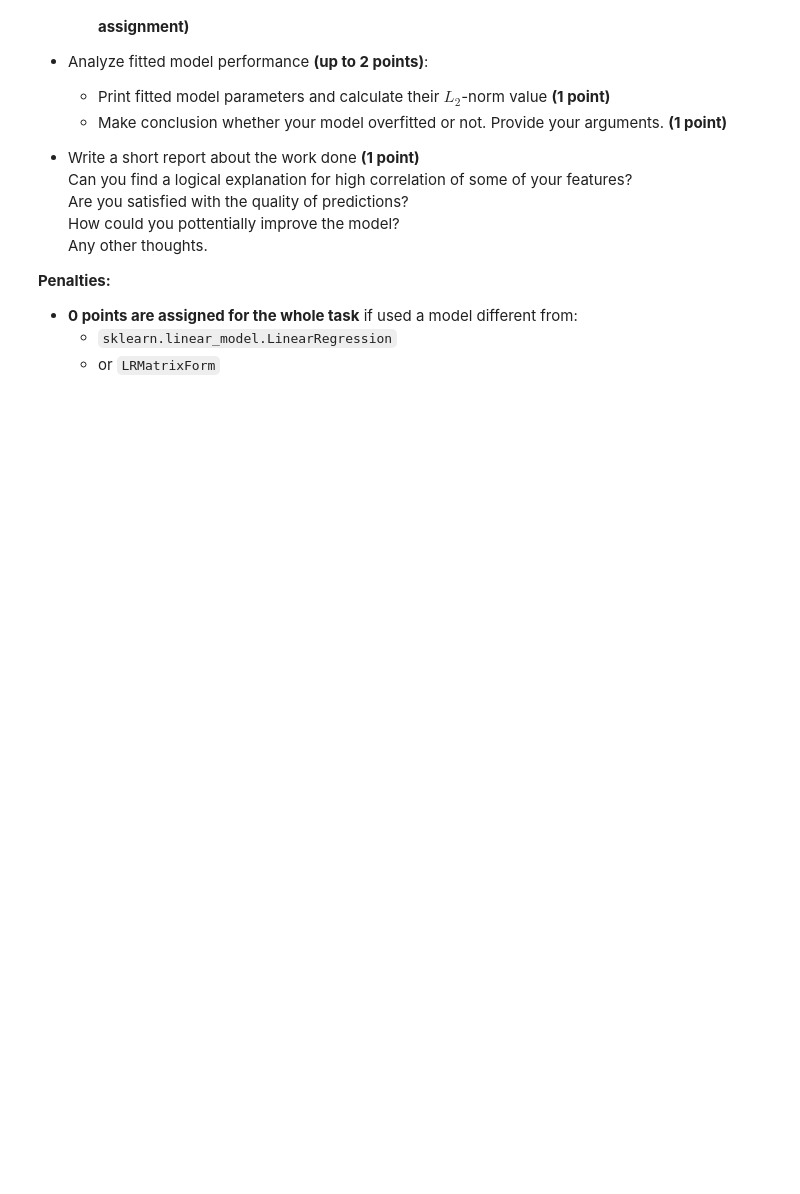
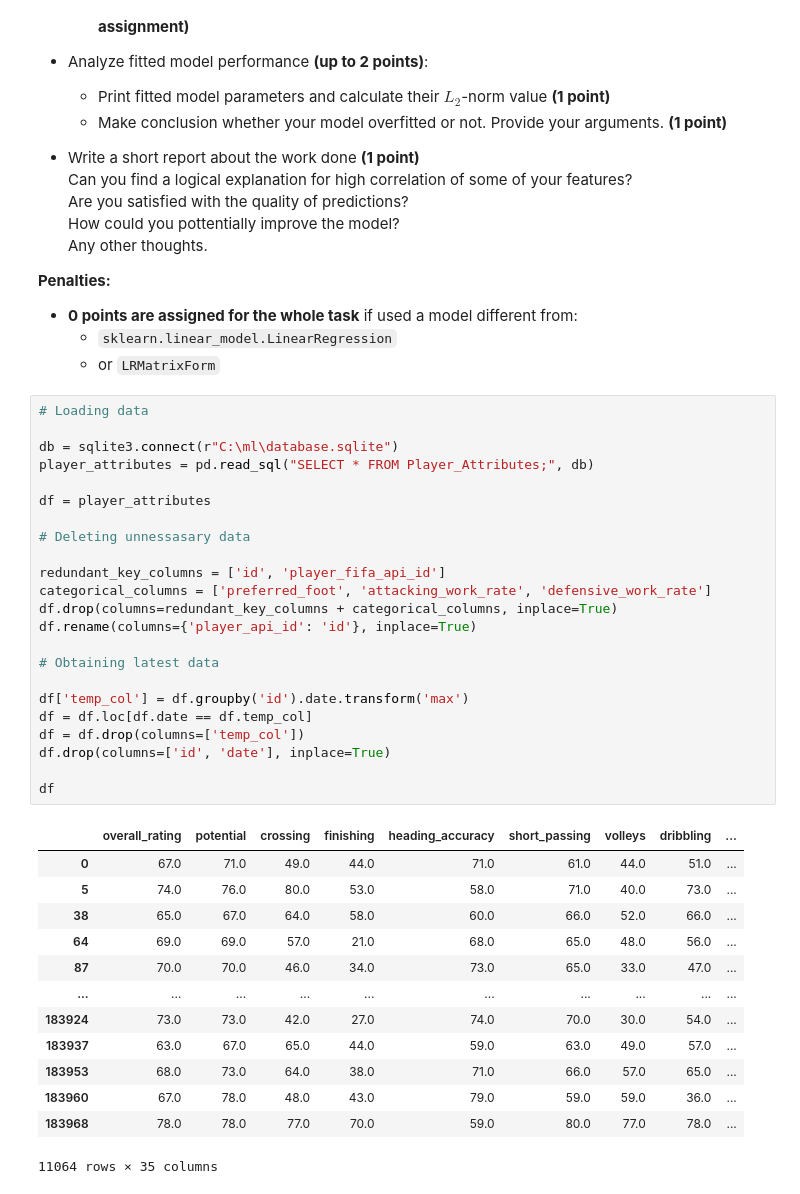
Before and after one commit to AndreiMedvedevSaratov/ml-3-linear_regression, a Jupyter notebook: linear_regression.ipynb, the cells around one changed output. Cells and saved outputs as stored; diff of their text form; blank space fills up the shorter version.

```diff
--- a/linear_regression.ipynb
+++ b/linear_regression.ipynb
@@ -1607,3 +1606,40 @@ Steps you need to follow:
 - **0 points are assigned for the whole task** if used a model different from:
     - `sklearn.linear_model.LinearRegression`
     - or `LRMatrixForm`
+# %%
+# Loading data
+
+db = sqlite3.connect(r"C:\ml\database.sqlite")
+player_attributes = pd.read_sql("SELECT * FROM Player_Attributes;", db)
+
+df = player_attributes
+
+# Deleting unnessasary data
+
+redundant_key_columns = ['id', 'player_fifa_api_id']
+categorical_columns = ['preferred_foot', 'attacking_work_rate', 'defensive_work_rate']
+df.drop(columns=redundant_key_columns + categorical_columns, inplace=True)
+df.rename(columns={'player_api_id': 'id'}, inplace=True)
+
+# Obtaining latest data
+
+df['temp_col'] = df.groupby('id').date.transform('max')
+df = df.loc[df.date == df.temp_col]
+df = df.drop(columns=['temp_col'])
+df.drop(columns=['id', 'date'], inplace=True)
+
+df
+# %% [output]
+|  | overall_rating | potential | crossing | finishing | heading_accuracy | short_passing | volleys | dribbling | ... |
+| 0 | 67.0 | 71.0 | 49.0 | 44.0 | 71.0 | 61.0 | 44.0 | 51.0 | ... |
+| 5 | 74.0 | 76.0 | 80.0 | 53.0 | 58.0 | 71.0 | 40.0 | 73.0 | ... |
+| 38 | 65.0 | 67.0 | 64.0 | 58.0 | 60.0 | 66.0 | 52.0 | 66.0 | ... |
+| 64 | 69.0 | 69.0 | 57.0 | 21.0 | 68.0 | 65.0 | 48.0 | 56.0 | ... |
+| 87 | 70.0 | 70.0 | 46.0 | 34.0 | 73.0 | 65.0 | 33.0 | 47.0 | ... |
+| ... | ... | ... | ... | ... | ... | ... | ... | ... | ... |
+| 183924 | 73.0 | 73.0 | 42.0 | 27.0 | 74.0 | 70.0 | 30.0 | 54.0 | ... |
+| 183937 | 63.0 | 67.0 | 65.0 | 44.0 | 59.0 | 63.0 | 49.0 | 57.0 | ... |
+| 183953 | 68.0 | 73.0 | 64.0 | 38.0 | 71.0 | 66.0 | 57.0 | 65.0 | ... |
+| 183960 | 67.0 | 78.0 | 48.0 | 43.0 | 79.0 | 59.0 | 59.0 | 36.0 | ... |
+| 183968 | 78.0 | 78.0 | 77.0 | 70.0 | 59.0 | 80.0 | 77.0 | 78.0 | ... |
+11064 rows × 35 columns
```
Also changed, not shown: parts of 28 cells of this notebook.
